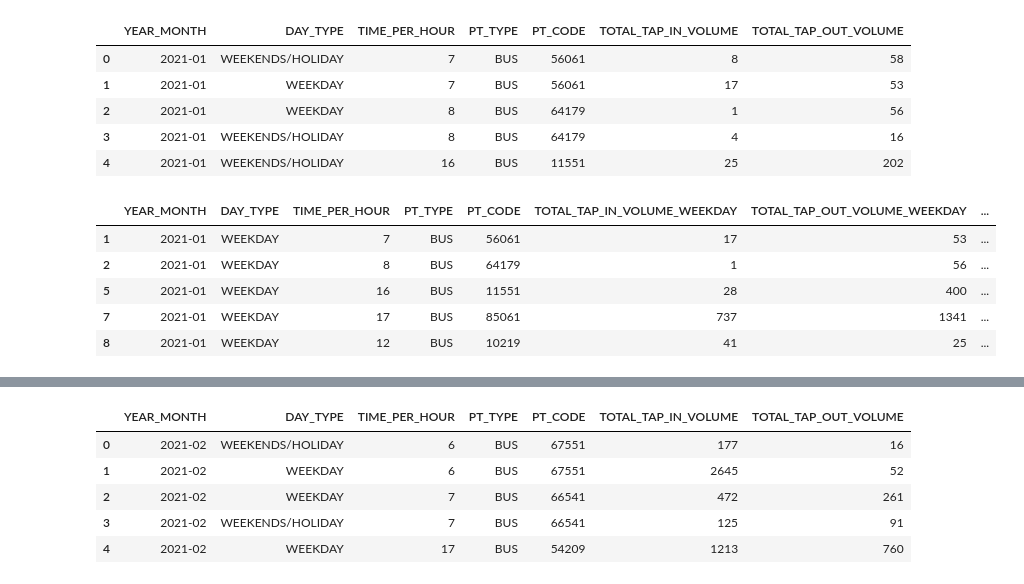
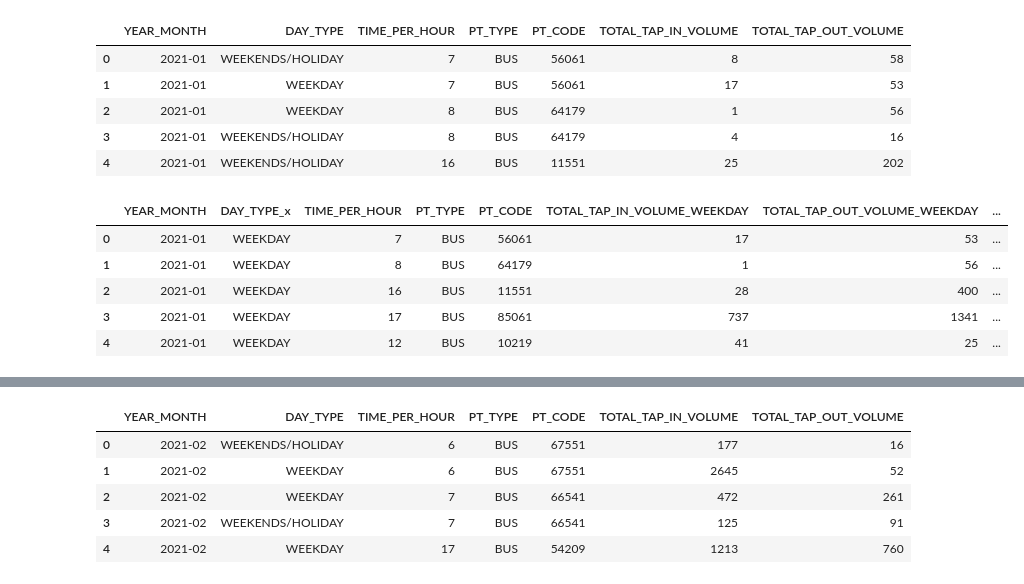
Before and after one commit to bleow/CZ1115PROJ-DataScience_Python, a Jupyter notebook: RAW_datasets/Dynamic_data_MRT_Bus_hourly_traffic/Transport Node.ipynb, the cells around one changed output, grey strips where cells are left out. Saved outputs shown, nothing was run; the diff lists cells and outputs as text; code cells hidden in the pictures.

```diff
--- a/RAW_datasets/Dynamic_data_MRT_Bus_hourly_traffic/Transport Node.ipynb
+++ b/RAW_datasets/Dynamic_data_MRT_Bus_hourly_traffic/Transport Node.ipynb
@@ -25,3 +20,16 @@ BusData202101WeekendPH = pd.DataFrame(BusData202101[BusData202101['DAY_TYPE'] ==
 # %%
+BusData202101['TOTAL_TAP_IN_TAP_OUT_VOLUME'] = BusData202101['TOTAL_TAP_IN_VOLUME'] + BusData202101['TOTAL_TAP_OUT_VOLUME']
+BusData202101Weekday = pd.DataFrame(BusData202101[BusData202101['DAY_TYPE'] == 'WEEKDAY'])
+BusData202101WeekendPH = pd.DataFrame(BusData202101[BusData202101['DAY_TYPE'] == 'WEEKENDS/HOLIDAY'])
 BusData202101Weekday = BusData202101Weekday.rename(columns = {'TOTAL_TAP_IN_VOLUME': 'TOTAL_TAP_IN_VOLUME_WEEKDAY', 'TOTAL_TAP_OUT_VOLUME': 'TOTAL_TAP_OUT_VOLUME_WEEKDAY', 'TOTAL_TAP_IN_TAP_OUT_VOLUME': 'TOTAL_TAP_IN_TAP_OUT_VOLUME_WEEKDAY'}, inplace = False)
 BusData202101WeekendPH = BusData202101WeekendPH.rename(columns = {'TOTAL_TAP_IN_VOLUME': 'TOTAL_TAP_IN_VOLUME_WEEKEND', 'TOTAL_TAP_OUT_VOLUME': 'TOTAL_TAP_OUT_VOLUME_WEEKEND', 'TOTAL_TAP_IN_TAP_OUT_VOLUME': 'TOTAL_TAP_IN_TAP_OUT_VOLUME_WEEKEND'}, inplace = False)
+BusData202101WeekendPH = BusData202101WeekendPH[['DAY_TYPE', 'TIME_PER_HOUR', 'PT_CODE', 'TOTAL_TAP_IN_VOLUME_WEEKEND', 'TOTAL_TAP_OUT_VOLUME_WEEKEND', 'TOTAL_TAP_IN_TAP_OUT_VOLUME_WEEKEND']]
+BusData202101Merge = pd.merge(BusData202101Weekday, BusData202101WeekendPH, on=['PT_CODE', 'TIME_PER_HOUR'])
+BusData202101Merge.head()
+# %% [output]
+|  | YEAR_MONTH | DAY_TYPE_x | TIME_PER_HOUR | PT_TYPE | PT_CODE | TOTAL_TAP_IN_VOLUME_WEEKDAY | TOTAL_TAP_OUT_VOLUME_WEEKDAY | ... |
+| 0 | 2021-01 | WEEKDAY | 7 | BUS | 56061 | 17 | 53 | ... |
+| 1 | 2021-01 | WEEKDAY | 8 | BUS | 64179 | 1 | 56 | ... |
+| 2 | 2021-01 | WEEKDAY | 16 | BUS | 11551 | 28 | 400 | ... |
+| 3 | 2021-01 | WEEKDAY | 17 | BUS | 85061 | 737 | 1341 | ... |
+| 4 | 2021-01 | WEEKDAY | 12 | BUS | 10219 | 41 | 25 | ... |
@@ -30,9 +35,0 @@ BusData202101WeekendPH = BusData202101WeekendPH[['DAY_TYPE', 'TIME_PER_HOUR', 'P
-# %%
-BusData202101Weekday.head()
-# %% [output]
-|  | YEAR_MONTH | DAY_TYPE | TIME_PER_HOUR | PT_TYPE | PT_CODE | TOTAL_TAP_IN_VOLUME_WEEKDAY | TOTAL_TAP_OUT_VOLUME_WEEKDAY | ... |
-| 1 | 2021-01 | WEEKDAY | 7 | BUS | 56061 | 17 | 53 | ... |
-| 2 | 2021-01 | WEEKDAY | 8 | BUS | 64179 | 1 | 56 | ... |
-| 5 | 2021-01 | WEEKDAY | 16 | BUS | 11551 | 28 | 400 | ... |
-| 7 | 2021-01 | WEEKDAY | 17 | BUS | 85061 | 737 | 1341 | ... |
-| 8 | 2021-01 | WEEKDAY | 12 | BUS | 10219 | 41 | 25 | ... |
```
Also changed, not shown: parts of 27 cells of this notebook, 4 other files.
